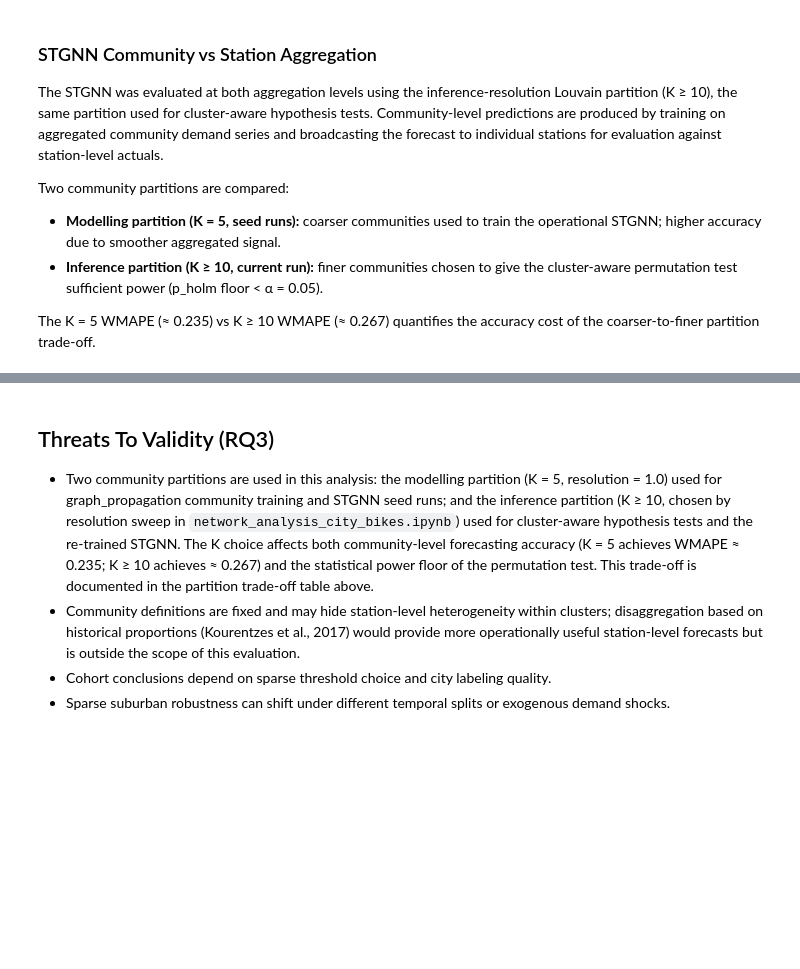
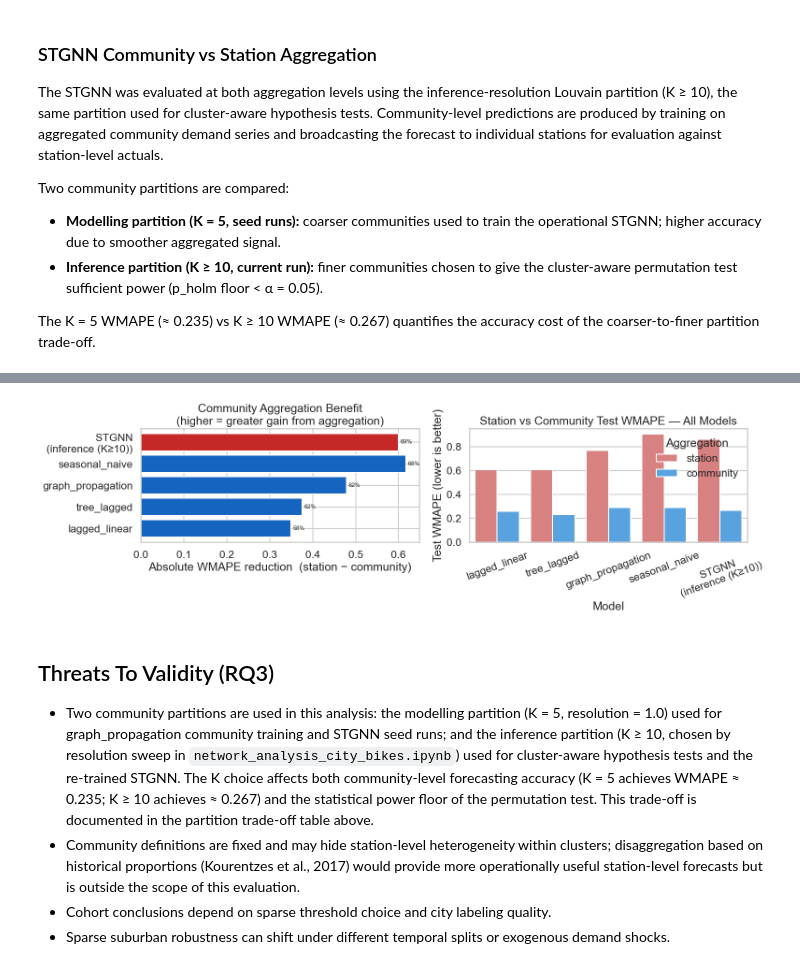
Before and after one commit to odinsseo/hsl-bikes, a Jupyter notebook: notebooks/rq3_cluster_robustness.ipynb, the cells around one changed output, grey strips where cells are left out. Cells and saved outputs as stored; diff of their text form; code cells hidden in the pictures; blank space fills up the shorter version.

```diff
--- a/notebooks/rq3_cluster_robustness.ipynb
+++ b/notebooks/rq3_cluster_robustness.ipynb
@@ -376,35 +390,37 @@ drop_data = drop_data.sort_values('drop (%)', ascending=True)
 fig, axes = plt.subplots(1, 2, figsize=(16, 5))
 
 # Panel 1: absolute WMAPE drop (station − community) per model
 bar_colors = ['#C62828' if 'STGNN' in str(r) else '#1565C0' for r in drop_data['model']]
 axes[0].barh(drop_data['label'], drop_data['drop (abs)'], color=bar_colors)
-axes[0].set_xlabel('Absolute WMAPE reduction  (station − community)')
+axes[0].set_xlabel('Absolute WMAPE reduction  (station - community)')
 axes[0].set_title('Community Aggregation Benefit\n(higher = greater gain from aggregation)')
 axes[0].axvline(0, color='black', linewidth=0.8)
 for i, (_, row) in enumerate(drop_data.iterrows()):
     axes[0].text(row['drop (abs)'] + 0.005, i, f"{row['drop (%)']:.0f}%", va='center', fontsize=9)
 
 # Panel 2: station and community WMAPE side by side
 side_rows = []
 for _, row in drop_data.iterrows():
     side_rows.append({'model': row['label'], 'aggregation': 'station', 'wmape': row.get('station', float('nan'))})
     side_rows.append({'model': row['label'], 'aggregation': 'community', 'wmape': row.get('community', float('nan'))})
 side_df = pd.DataFrame(side_rows).dropna(subset=['wmape'])
 
 sns.barplot(
     data=side_df,
     x='model', y='wmape', hue='aggregation',
     palette={'station': '#E57373', 'community': '#42A5F5'},
     ax=axes[1],
 )
-axes[1].set_title('Station vs Community Test WMAPE — All Models')
+axes[1].set_title('Station vs Community Test WMAPE: All Models')
 axes[1].set_xlabel('Model')
 axes[1].set_ylabel('Test WMAPE (lower is better)')
 axes[1].tick_params(axis='x', rotation=20)
 axes[1].legend(title='Aggregation', frameon=False)
 
 plt.tight_layout()
 plt.show()
+# %% [output]
+[figure, added]
 # %% [markdown]
 ## Threats To Validity (RQ3)
 
```
Also changed, not shown: parts of 1 cell of this notebook, 3 other files.
